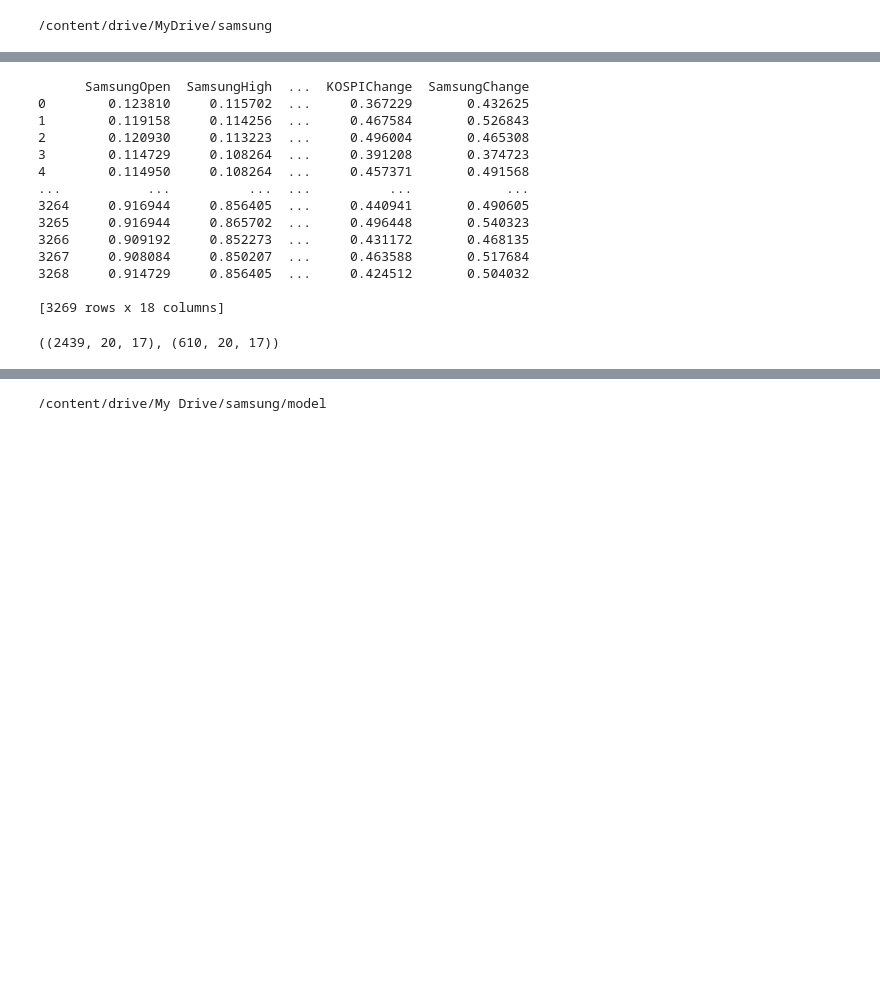
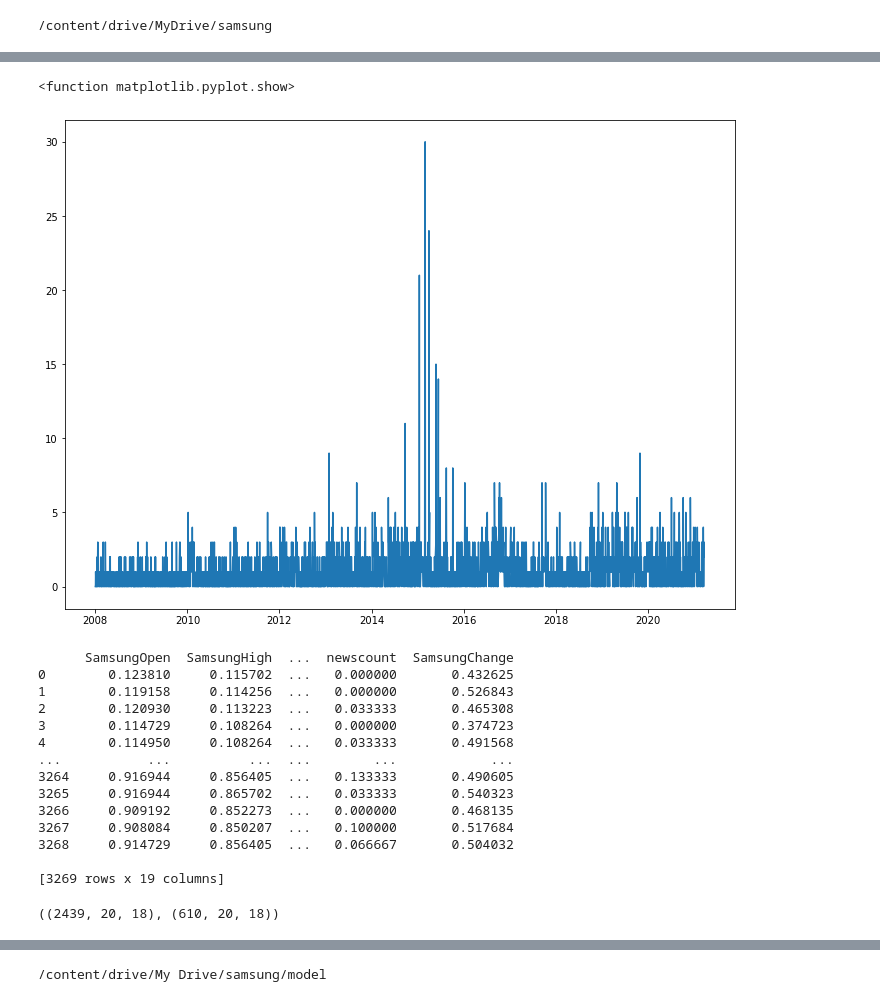
Before and after one commit to DeokwonWang/deeplearnigstudy, a Jupyter notebook: dduksang.ipynb, the cells around one changed output, grey strips where cells are left out. Cells and saved outputs as stored; diff of their text form; code cells hidden in the pictures; blank space fills up the shorter version.

```diff
--- a/dduksang.ipynb
+++ b/dduksang.ipynb
@@ -33,10 +41,19 @@ df['day'] = df['date'].dt.day
+# %%
+from matplotlib import pyplot as plt
+
+plt.figure(figsize=(12,9))
+plt.plot(df['date'],df['newscount'])
+plt.show
+# %% [output]
+<function matplotlib.pyplot.show>
+[figure, added]
 # %%
 from sklearn.preprocessing import MinMaxScaler
 
 scaler = MinMaxScaler()
 scale_cols = ['SamsungOpen','SamsungHigh','SamsungLow','SamsungClose','SamsungVolume',
               'SkhynixOpen','SkhynixHigh','SkhynixLow','SkhynixClose','SkhynixVolume','SkhynixChange',
-              'KOSPIOpen','KOSPIHigh','KOSPILow','KOSPIClose','KOSPIVolume','KOSPIChange','SamsungChange']
+              'KOSPIOpen','KOSPIHigh','KOSPILow','KOSPIClose','KOSPIVolume','KOSPIChange','newscount','SamsungChange']
 df_scaled = scaler.fit_transform(df[scale_cols])
 
 df_scaled = pd.DataFrame(df_scaled)
@@ -44,20 +61,20 @@ df_scaled.columns = scale_cols
 
 print(df_scaled)
 # %% [output]
-      SamsungOpen  SamsungHigh  ...  KOSPIChange  SamsungChange
-0        0.123810     0.115702  ...     0.367229       0.432625
-1        0.119158     0.114256  ...     0.467584       0.526843
-2        0.120930     0.113223  ...     0.496004       0.465308
-3        0.114729     0.108264  ...     0.391208       0.374723
-4        0.114950     0.108264  ...     0.457371       0.491568
-...           ...          ...  ...          ...            ...
-3264     0.916944     0.856405  ...     0.440941       0.490605
-3265     0.916944     0.865702  ...     0.496448       0.540323
-3266     0.909192     0.852273  ...     0.431172       0.468135
-3267     0.908084     0.850207  ...     0.463588       0.517684
-3268     0.914729     0.856405  ...     0.424512       0.504032
+      SamsungOpen  SamsungHigh  ...  newscount  SamsungChange
+0        0.123810     0.115702  ...   0.000000       0.432625
+1        0.119158     0.114256  ...   0.000000       0.526843
+2        0.120930     0.113223  ...   0.033333       0.465308
+3        0.114729     0.108264  ...   0.000000       0.374723
+4        0.114950     0.108264  ...   0.033333       0.491568
+...           ...          ...  ...        ...            ...
+3264     0.916944     0.856405  ...   0.133333       0.490605
+3265     0.916944     0.865702  ...   0.033333       0.540323
+3266     0.909192     0.852273  ...   0.000000       0.468135
+3267     0.908084     0.850207  ...   0.100000       0.517684
+3268     0.914729     0.856405  ...   0.066667       0.504032
 
-[3269 rows x 18 columns]
+[3269 rows x 19 columns]
 # %%
 TEST_SIZE = 200
 WINDOW_SIZE = 20
@@ -77,7 +94,7 @@ import numpy as np
 
 feature_cols = ['SamsungOpen','SamsungHigh','SamsungLow','SamsungChange','SamsungVolume',
               'SkhynixOpen','SkhynixHigh','SkhynixLow','SkhynixClose','SkhynixVolume','SkhynixChange',
-              'KOSPIOpen','KOSPIHigh','KOSPILow','KOSPIClose','KOSPIVolume','KOSPIChange']
+              'KOSPIOpen','KOSPIHigh','KOSPILow','KOSPIClose','KOSPIVolume','KOSPIChange','newscount']
 label_cols = ['SamsungClose']
 
 train_feature = train[feature_cols]
@@ -90,7 +107,7 @@ x_train, x_valid, y_train, y_valid = train_test_split(train_feature, train_label
 
 x_train.shape, x_valid.shape
 # %% [output]
-((2439, 20, 17), (610, 20, 17))
+((2439, 20, 18), (610, 20, 18))
 # %%
 test_feature = test[feature_cols]
 test_label = test[label_cols]
```
Also changed, not shown: parts of 7 cells of this notebook.
